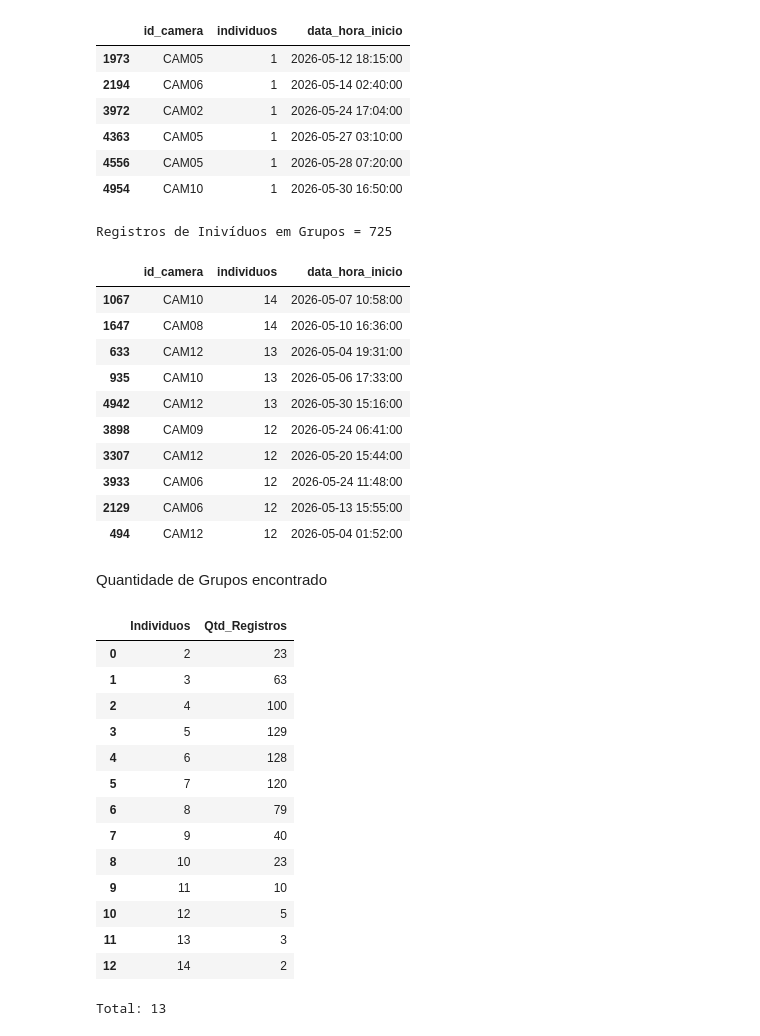
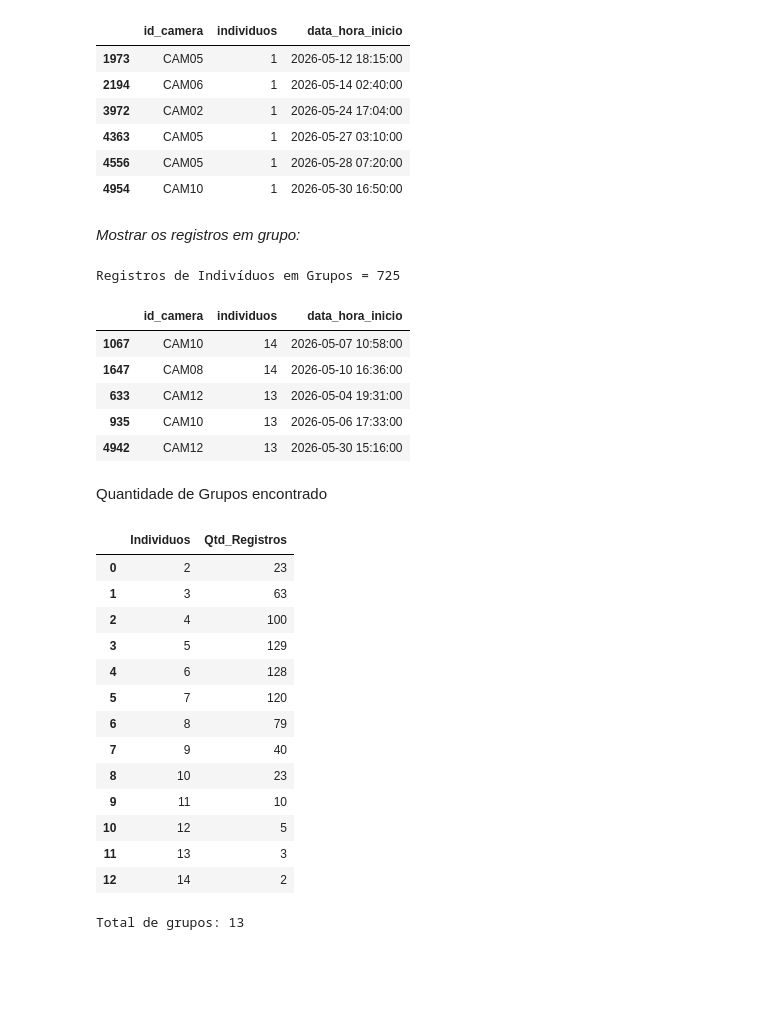
Before and after one commit to dinizjr/Trilha-IA, a Jupyter notebook: DS/Ex01.ipynb, the cells around one changed output. Cells and saved outputs as stored; diff of their text form; code cells hidden in the pictures; blank space fills up the shorter version.

```diff
--- a/DS/Ex01.ipynb
+++ b/DS/Ex01.ipynb
@@ -205,28 +222,34 @@ Registros de Inivíduos Solitários = 6
 | 4363 | CAM05 | 1 | 2026-05-27 03:10:00 |
 | 4556 | CAM05 | 1 | 2026-05-28 07:20:00 |
 | 4954 | CAM10 | 1 | 2026-05-30 16:50:00 |
+# %% [markdown]
+*Mostrar os registros em grupo:*
 # %%
-capi_grp_qtd = dt[(dt.especie=='Capivara') & (dt.individuos>1)]['id_camera'].count()
-capi_grp_qtd
+capi_grp_qtd = dt[
+    (dt.especie=='Capivara') &
+    (dt.individuos>1)
+][
+    'id_camera'].count()
+
 capi_grp = dt[
-    (dt.especie=='Capivara') & (dt.individuos>1)][
+    (dt.especie=='Capivara') &
+    (dt.individuos>1)
+][
         ['id_camera','individuos','data_hora_inicio']
-        ].sort_values(by='individuos', ascending=False)
-print("Registros de Inivíduos em Grupos =", capi_grp_qtd)
-display(capi_grp.head(10))
+].sort_values(
+    by='individuos',
+    ascending=False
+)
+print("Registros de Indivíduos em Grupos =", capi_grp_qtd)
+display(capi_grp.head())
 # %% [output]
-Registros de Inivíduos em Grupos = 725
+Registros de Indivíduos em Grupos = 725
 |  | id_camera | individuos | data_hora_inicio |
 | 1067 | CAM10 | 14 | 2026-05-07 10:58:00 |
 | 1647 | CAM08 | 14 | 2026-05-10 16:36:00 |
 | 633 | CAM12 | 13 | 2026-05-04 19:31:00 |
 | 935 | CAM10 | 13 | 2026-05-06 17:33:00 |
 | 4942 | CAM12 | 13 | 2026-05-30 15:16:00 |
-| 3898 | CAM09 | 12 | 2026-05-24 06:41:00 |
-| 3307 | CAM12 | 12 | 2026-05-20 15:44:00 |
-| 3933 | CAM06 | 12 | 2026-05-24 11:48:00 |
-| 2129 | CAM06 | 12 | 2026-05-13 15:55:00 |
-| 494 | CAM12 | 12 | 2026-05-04 01:52:00 |
 # %% [markdown]
 Quantidade de Grupos encontrado
 # %%
@@ -234,7 +257,7 @@ grupos = capi_grp['individuos'].value_counts().sort_index().reset_index()
 grupos.columns = ['Individuos', 'Qtd_Registros']
 display(grupos)
 
-print("Total:", len(grupos))
+print("Total de grupos:", len(grupos))
 # %% [output]
 |  | Individuos | Qtd_Registros |
 | 0 | 2 | 23 |
@@ -250,4 +273,4 @@ print("Total:", len(grupos))
 | 10 | 12 | 5 |
 | 11 | 13 | 3 |
 | 12 | 14 | 2 |
-Total: 13
+Total de grupos: 13
```
Also changed, not shown: parts of 25 cells of this notebook.
